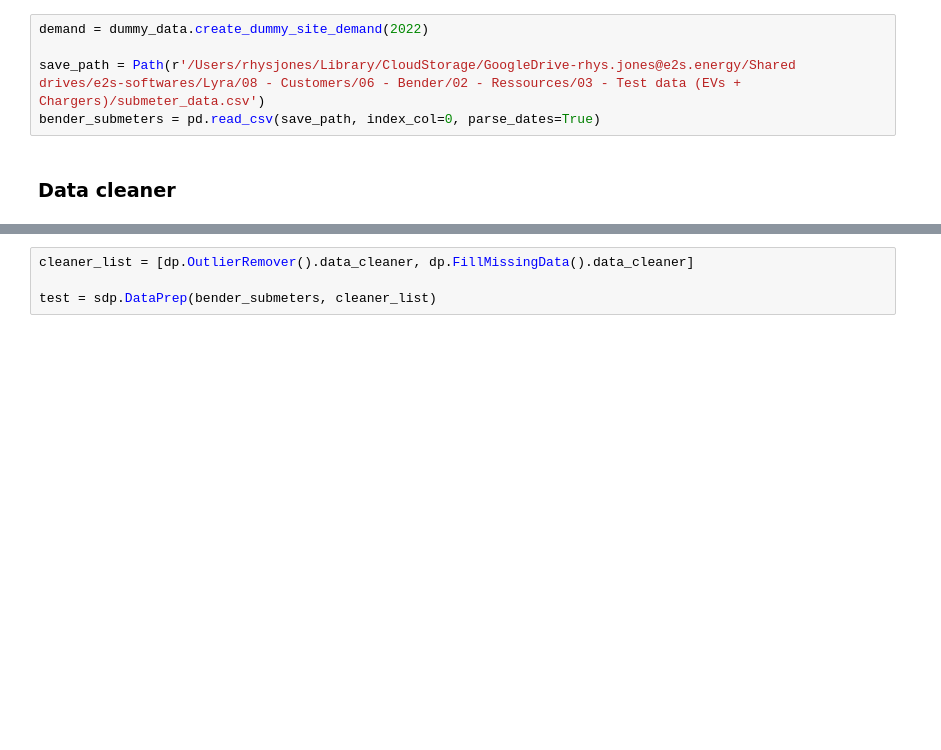
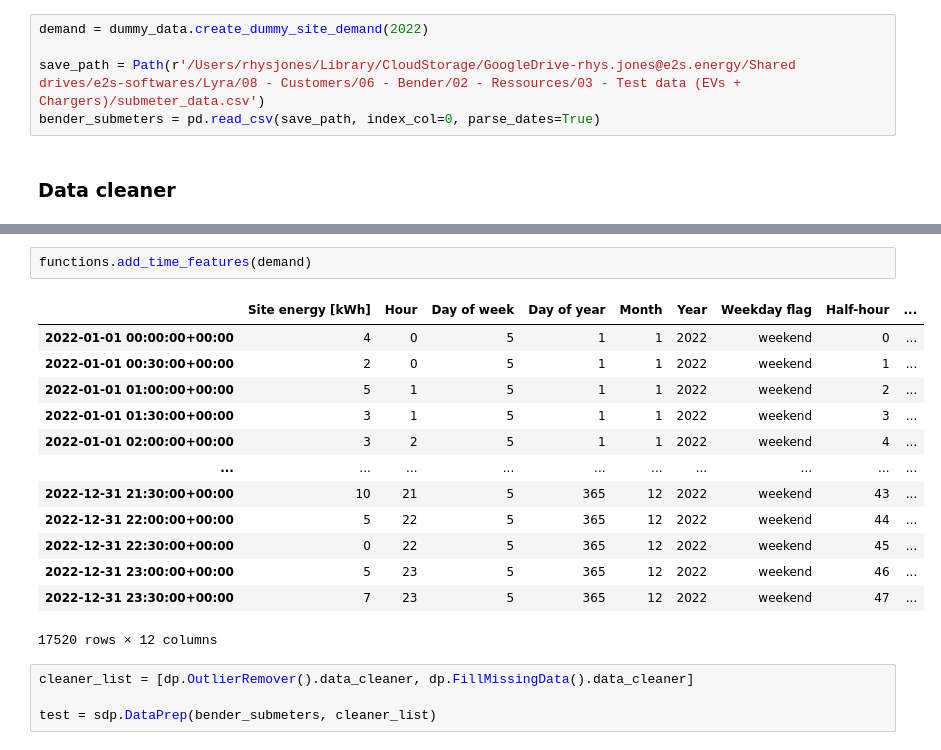
Before and after one commit to empowering-energy-solutions-ltd/e2sviz, a Jupyter notebook: notebooks/clean_demo.ipynb, the cells around one changed output, grey strips where cells are left out. Cells and saved outputs as stored; diff of their text form; blank space fills up the shorter version.

```diff
--- a/notebooks/clean_demo.ipynb
+++ b/notebooks/clean_demo.ipynb
@@ -27,3 +102,19 @@ bender_submeters = pd.read_csv(save_path, index_col=0, parse_dates=True)
+# %%
+functions.add_time_features(demand)
+# %% [output]
+|  | Site energy [kWh] | Hour | Day of week | Day of year | Month | Year | Weekday flag | Half-hour | ... |
+| 2022-01-01 00:00:00+00:00 | 4 | 0 | 5 | 1 | 1 | 2022 | weekend | 0 | ... |
+| 2022-01-01 00:30:00+00:00 | 2 | 0 | 5 | 1 | 1 | 2022 | weekend | 1 | ... |
+| 2022-01-01 01:00:00+00:00 | 5 | 1 | 5 | 1 | 1 | 2022 | weekend | 2 | ... |
+| 2022-01-01 01:30:00+00:00 | 3 | 1 | 5 | 1 | 1 | 2022 | weekend | 3 | ... |
+| 2022-01-01 02:00:00+00:00 | 3 | 2 | 5 | 1 | 1 | 2022 | weekend | 4 | ... |
+| ... | ... | ... | ... | ... | ... | ... | ... | ... | ... |
+| 2022-12-31 21:30:00+00:00 | 10 | 21 | 5 | 365 | 12 | 2022 | weekend | 43 | ... |
+| 2022-12-31 22:00:00+00:00 | 5 | 22 | 5 | 365 | 12 | 2022 | weekend | 44 | ... |
+| 2022-12-31 22:30:00+00:00 | 0 | 22 | 5 | 365 | 12 | 2022 | weekend | 45 | ... |
+| 2022-12-31 23:00:00+00:00 | 5 | 23 | 5 | 365 | 12 | 2022 | weekend | 46 | ... |
+| 2022-12-31 23:30:00+00:00 | 7 | 23 | 5 | 365 | 12 | 2022 | weekend | 47 | ... |
+17520 rows × 12 columns
 # %%
 cleaner_list = [dp.OutlierRemover().data_cleaner, dp.FillMissingData().data_cleaner]
 
```
Also changed, not shown: parts of 5 cells of this notebook, 2 other files.
